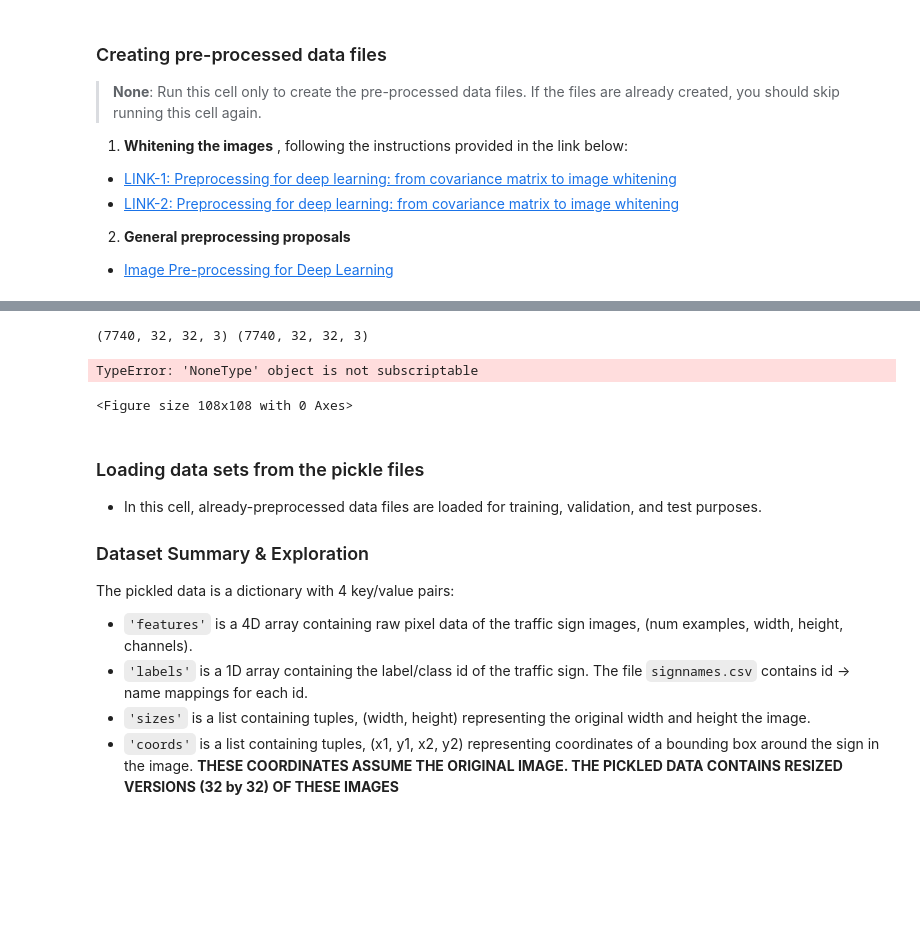
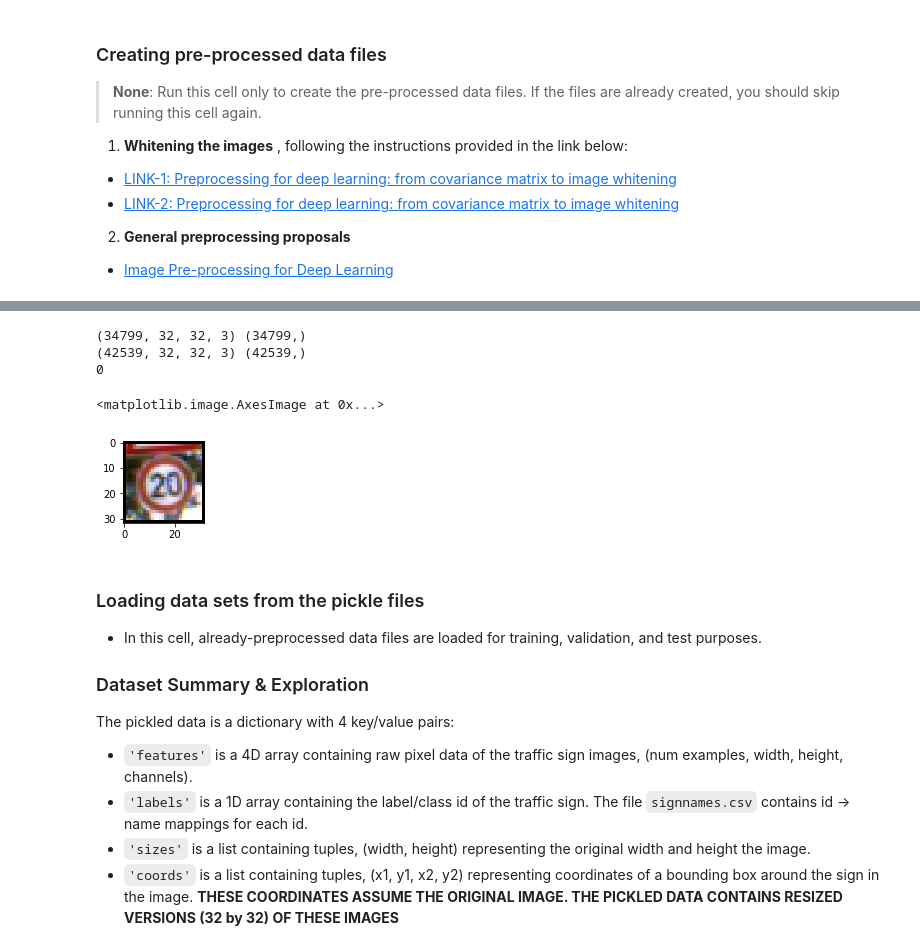
Before and after one commit to Hamidreza3252/CarND-Traffic-Sign-Classifier-Project, a Jupyter notebook: Traffic_Sign_Classifier.ipynb, the cells around one changed output, grey strips where cells are left out. Saved outputs shown, nothing was run; the diff lists cells and outputs as text; code cells hidden in the pictures; blank space fills up the shorter version.

```diff
--- a/Traffic_Sign_Classifier.ipynb
+++ b/Traffic_Sign_Classifier.ipynb
@@ -178,20 +147,31 @@ features count before augmentation: [ 720 2520 2550 1800 2310 2190  900 1830 180
-# %%
-print(x_train_norm_data_temp.shape, y_train_norm_data_temp.shape)
-
-# cnn.display_images(x_train_norm_data_temp[0:5], y_train_norm_data_temp[0:5], normalized=True)
-# %% [output]
-(7740, 32, 32, 3) (7740, 32, 32, 3)
-# %%
-#Cnn.plot_flattened_image(train_processed_data["features"][400])
-
-plt.figure(figsize=(1.5, 1.5))
-plt.imshow(train_processed_data["features"][0])
-
-plt.figure(figsize=(1.5, 1.5))
-plt.imshow(x_train_raw_data[0])
-# %% [output]
-TypeError: 'NoneType' object is not subscriptable
-<Figure size 108x108 with 0 Axes>
+# %%
+print(train_raw_data["features"].shape, train_raw_data["labels"].shape)
+print(train_processed_data["features"].shape, train_processed_data["labels"].shape)
+
+temp_images = train_processed_data["features"]
+temp_labels = train_processed_data["labels"]
+
+#Cnn.plot_flattened_image(train_processed_data["features"][400])
+
+indexxx = 359
+
+print(train_processed_data["labels"][indexxx].astype(np.uint8))
+# print(train_processed_data["labels"][max(indexxx - 180, 0)].astype(np.uint8))
+
+plt.figure(figsize=(1.5, 1.5))
+plt.imshow(temp_images[indexxx])
+
+# plt.figure(figsize=(1.5, 1.5))
+# plt.imshow(temp_images[abs(indexxx - 180)])
+
+# plt.figure(figsize=(1.5, 1.5))
+# plt.imshow(x_train_raw_data[indexxx])
+# %% [output]
+(34799, 32, 32, 3) (34799,)
+(42539, 32, 32, 3) (42539,)
+0
+<matplotlib.image.AxesImage at 0x...>
+[figure, added]
 # %% [markdown]
 ### Loading data sets from the pickle files
 - In this cell, already-preprocessed data files are loaded for training, validation, and test purposes.
```
Also changed, not shown: parts of 6 cells of this notebook, 1 other file.
